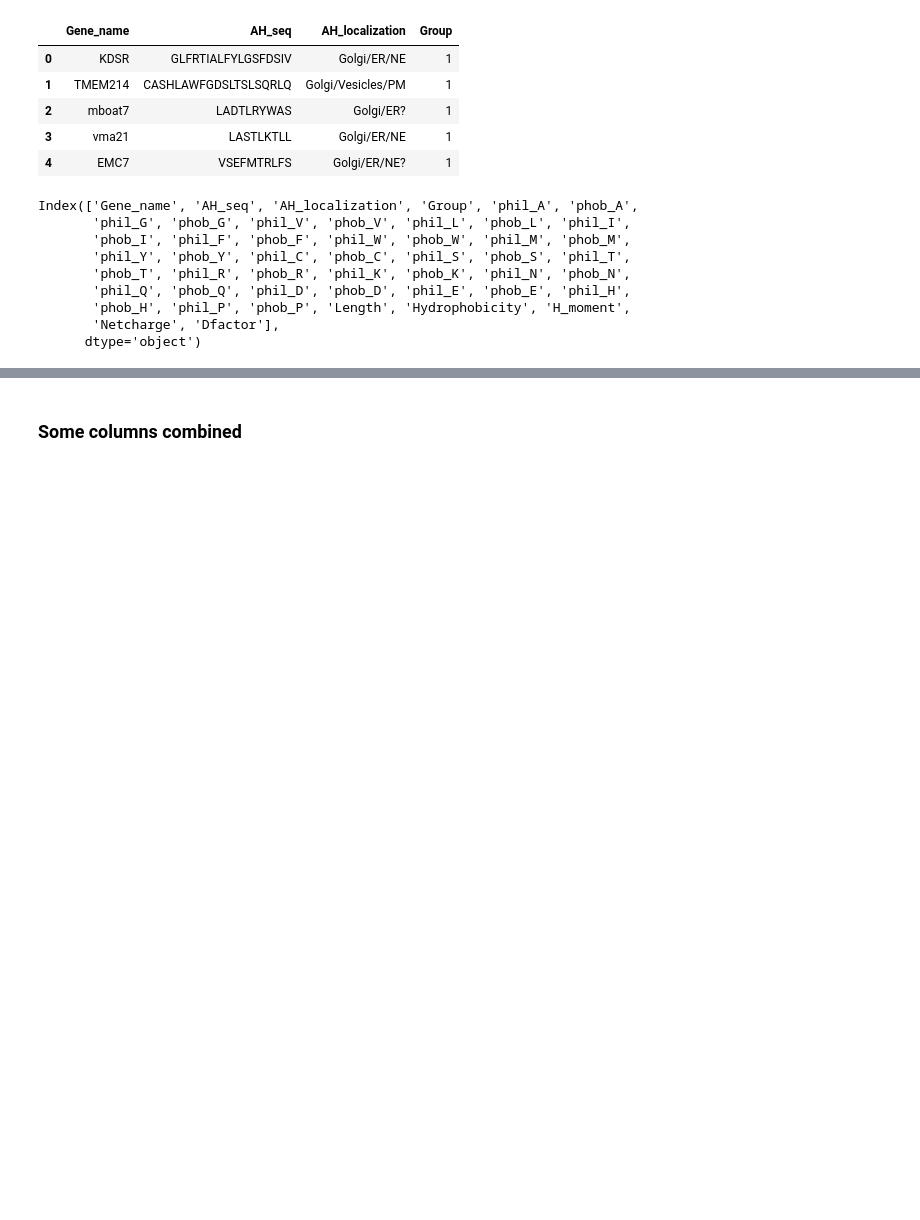
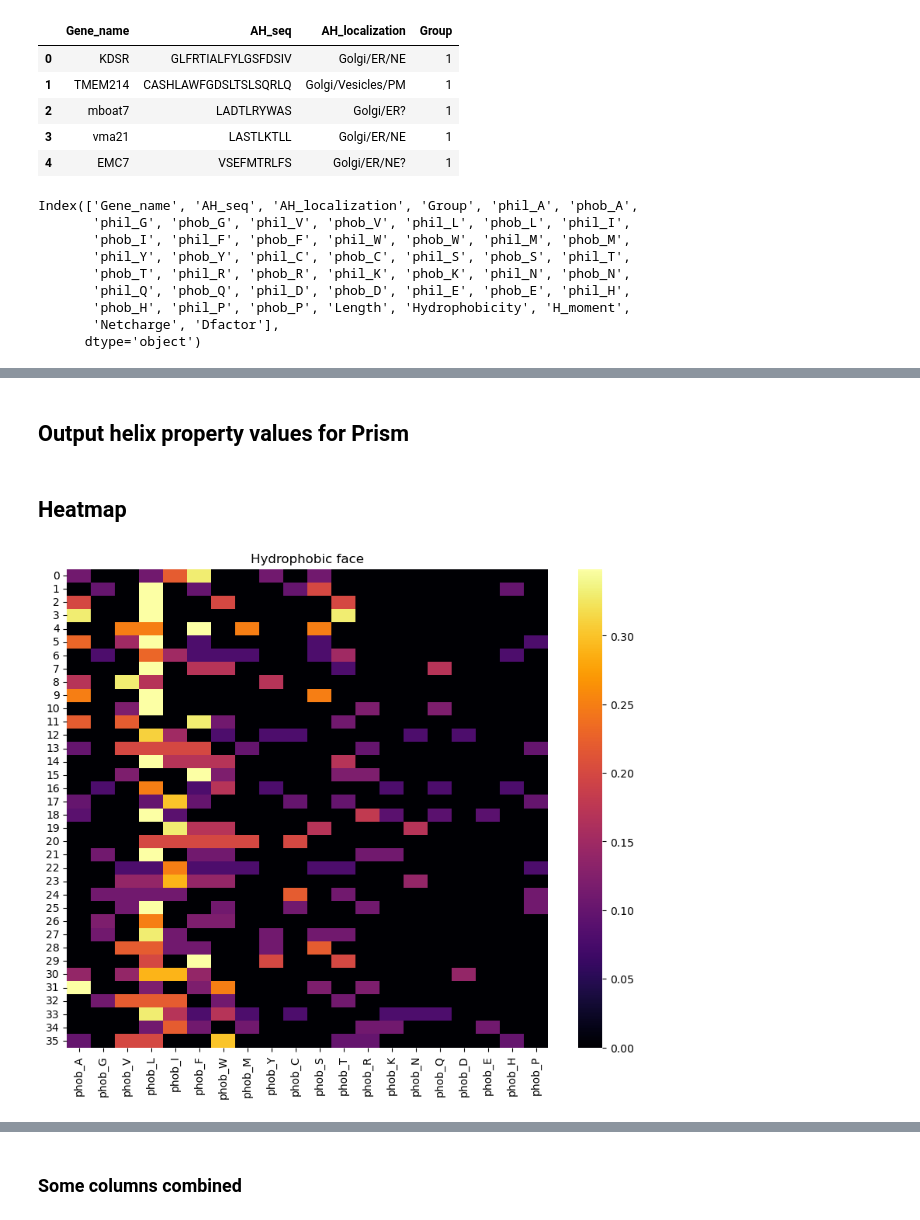
Before and after one commit to shokenlee/AH_AAcomposition, a Jupyter notebook: AHcomp.ipynb, the cells around one changed output, grey strips where cells are left out. Drawn from its saved outputs; the diff is of its cells as text; code cells hidden in the pictures; blank space fills up the shorter version.

```diff
--- a/AHcomp.ipynb
+++ b/AHcomp.ipynb
@@ -18,10 +16,6 @@ df.head()
 | 2 | mboat7 | LADTLRYWAS | Golgi/ER? | 1 |
 | 3 | vma21 | LASTLKTLL | Golgi/ER/NE | 1 |
 | 4 | EMC7 | VSEFMTRLFS | Golgi/ER/NE? | 1 |
-# %%
-aa_seq = module_heliquest_like.AA_seq(df_aa.AH_seq.to_list()[1])
-aa_seq.calculate_hydrophobic_moment()
-aa_seq.extract_face_sequences()
 # %%
 for i, SEQ in enumerate(df.AH_seq.to_list()):
     aa_seq = module_heliquest_like.AA_seq(SEQ)
@@ -32,7 +26,7 @@ for i, SEQ in enumerate(df.AH_seq.to_list()):
     aa_seq.calculate_netcharge()
     aa_seq.calculate_dfactor()
 
-    for AA in AAs:
+    for AA in amino_acids:
         df.loc[i, 'phil_' + AA] = round(aa_seq.hydro_philic_face.count(AA) / len(aa_seq.hydro_philic_face), 2)
         df.loc[i, 'phob_' + AA] = round(aa_seq.hydro_phobic_face.count(AA) / len(aa_seq.hydro_philic_face), 2)
 
@@ -55,0 +54,2 @@ Index(['Gene_name', 'AH_seq', 'AH_localization', 'Group', 'phil_A', 'phob_A',
+# %% [markdown]
+## Output helix property values for Prism
@@ -55,0 +60,23 @@ Index(['Gene_name', 'AH_seq', 'AH_localization', 'Group', 'phil_A', 'phob_A',
+# %% [markdown]
+## Heatmap
+# %%
+df_boundAH = df[df.Group != 4]
+# %%
+df_for_heatmap_phobic = df_boundAH[['phob_A', 'phob_G', 'phob_V', 'phob_L',
+       'phob_I', 'phob_F', 'phob_W', 'phob_M', 'phob_Y', 'phob_C', 'phob_S',
+       'phob_T', 'phob_R', 'phob_K', 'phob_N', 'phob_Q', 'phob_D', 'phob_E',
+       'phob_H', 'phob_P']]
+
+df_for_heatmap_philic = df_boundAH[['phil_A', 'phil_G', 'phil_V',
+       'phil_L', 'phil_I', 'phil_F', 'phil_W', 'phil_M', 'phil_Y', 'phil_C',
+       'phil_S', 'phil_T', 'phil_R', 'phil_K', 'phil_N', 'phil_Q', 'phil_D',
+       'phil_E', 'phil_H', 'phil_P']]
+# %%
+plt.figure(figsize=(10, 8))
+sns.heatmap(df_for_heatmap_phobic, annot=False, cmap='inferno', fmt=".2f", robust=True)
+plt.title('Hydrophobic face')
+plt.savefig('./Output/hydrophobic.pdf', format='pdf', bbox_inches='tight')
+plt.show()
+plt.close()
+# %% [output]
+[figure]
```
Also changed, not shown: parts of 11 cells of this notebook.
